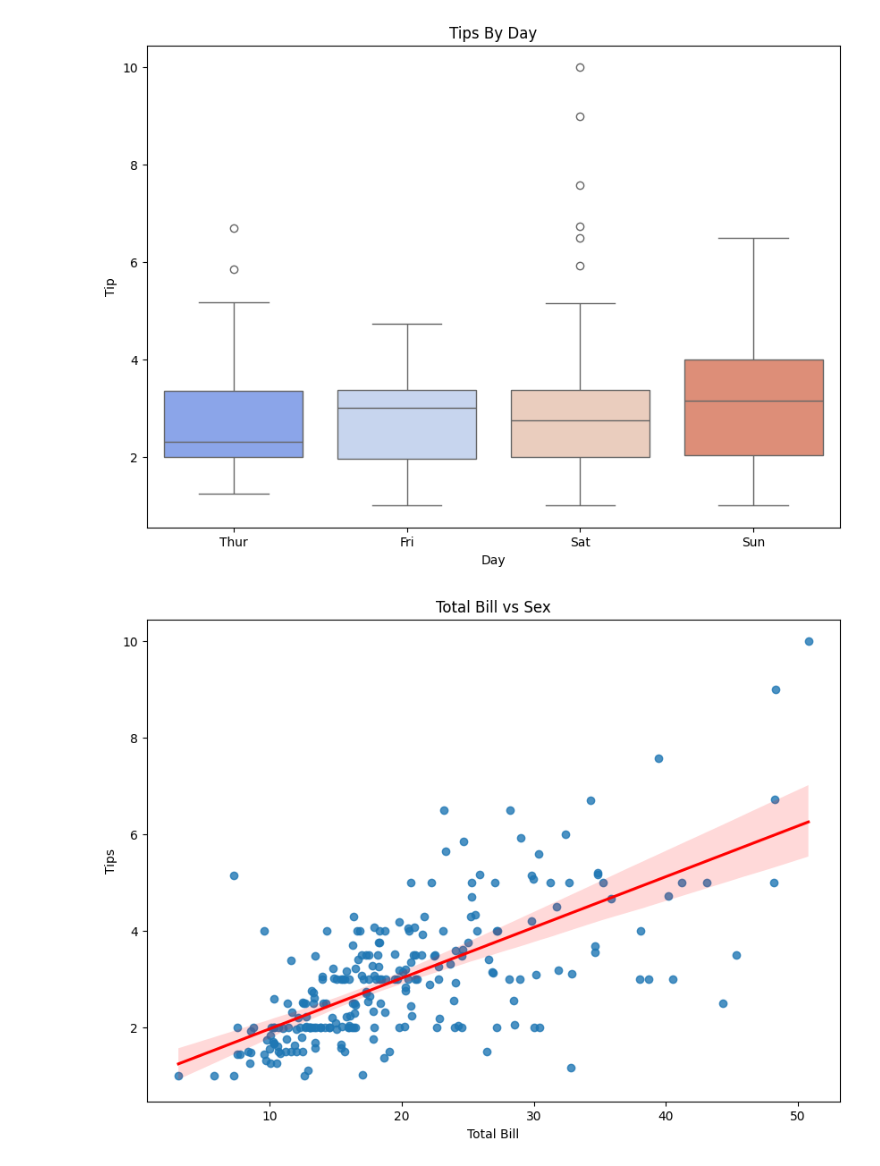
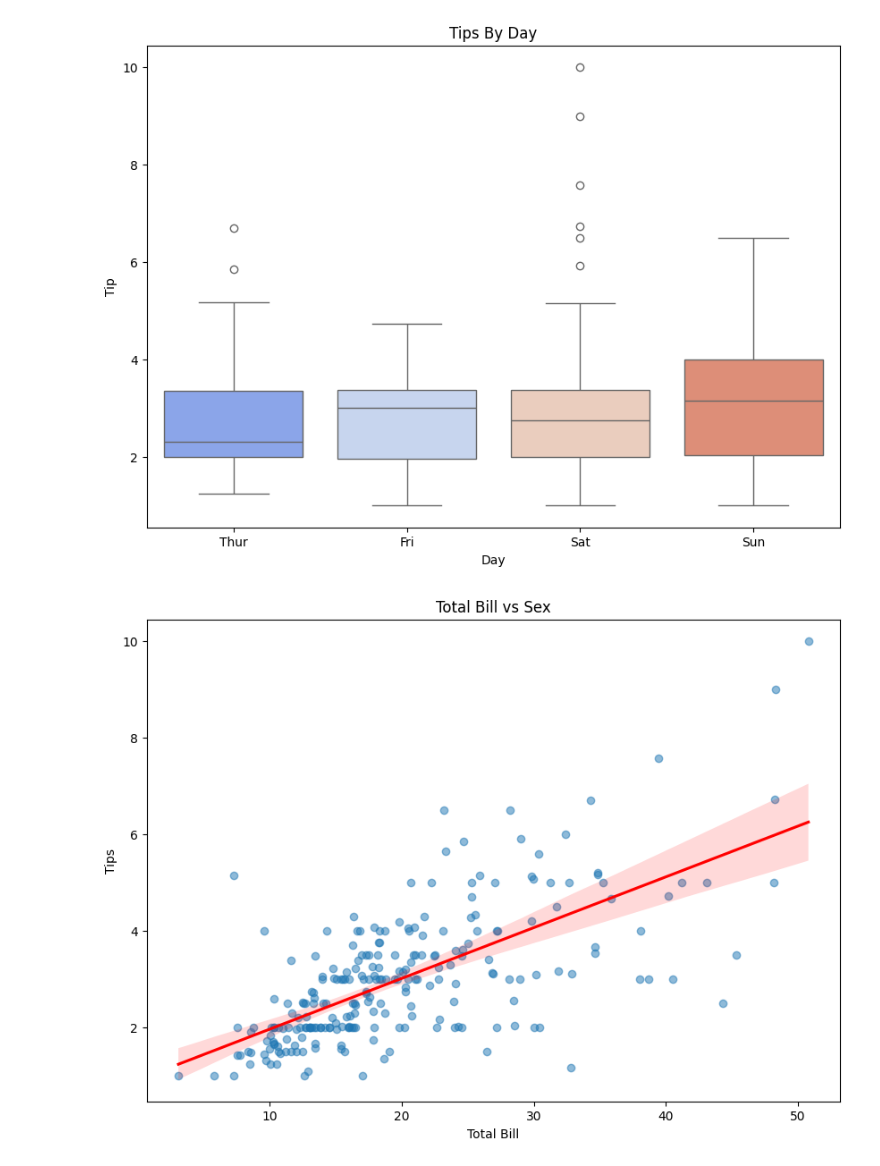
Before and after one commit to JemmyKuria/Data_Science, a Jupyter notebook: Graphs(Seaborn).ipynb, the cells around one changed output. Cells and saved outputs as stored; diff of their text form; code cells hidden in the pictures.

```diff
--- a/Graphs(Seaborn).ipynb
+++ b/Graphs(Seaborn).ipynb
@@ -102,10 +102,10 @@ plt.show()
 [figure]
 # %%
 plt.figure(figsize=(10,7))
-sns.regplot(x="total_bill", y="tip", data=data, line_kws={"color": "red"} )
+sns.regplot(x="total_bill", y="tip", data=data, line_kws={"color": "red"}, scatter_kws={"alpha":0.5} )
 plt.title("Total Bill vs Sex")
 plt.xlabel("Total Bill")
 plt.ylabel("Tips")
 plt.show()
 # %% [output]
-[figure, old version]
+[figure, new version]
```
